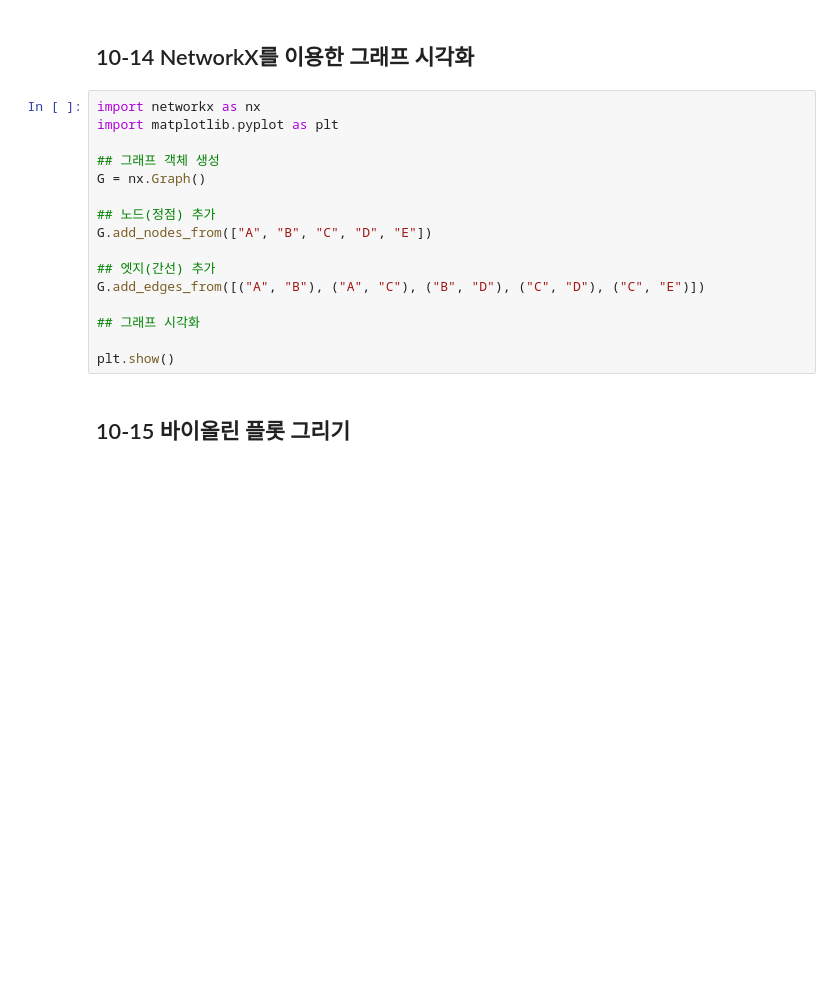
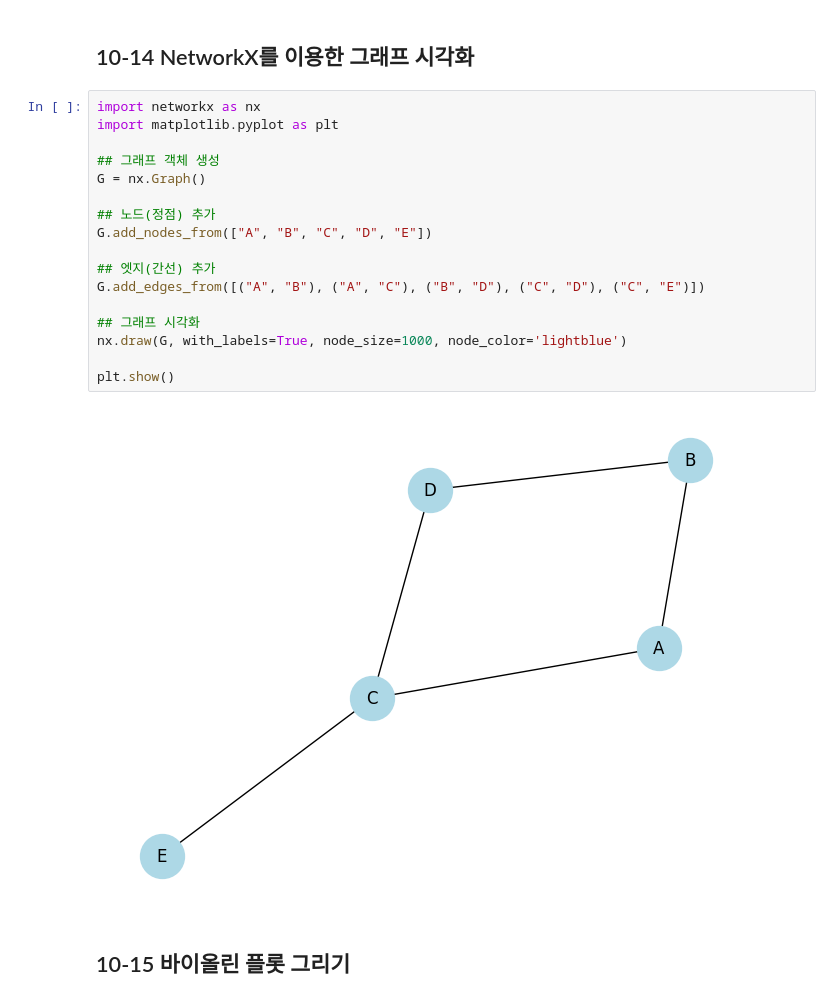
Before and after one commit to Hwon-droid/Data-Analysis-with-Open-Source, a Jupyter notebook: 오픈소스_데이터_분석_10강.ipynb, the cells around one changed output. Saved outputs shown, nothing was run; the diff lists cells and outputs as text; blank space fills up the shorter version.

```diff
--- a/오픈소스_데이터_분석_10강.ipynb
+++ b/오픈소스_데이터_분석_10강.ipynb
@@ -324,19 +316,22 @@ map
 # %%
 import networkx as nx
 import matplotlib.pyplot as plt
 
 ## 그래프 객체 생성
 G = nx.Graph()
 
 ## 노드(정점) 추가
 G.add_nodes_from(["A", "B", "C", "D", "E"])
 
 ## 엣지(간선) 추가
 G.add_edges_from([("A", "B"), ("A", "C"), ("B", "D"), ("C", "D"), ("C", "E")])
 
 ## 그래프 시각화
+nx.draw(G, with_labels=True, node_size=1000, node_color='lightblue')
 
 plt.show()
+# %% [output]
+[figure, added]
 # %% [markdown]
 ## 10-15 바이올린 플롯 그리기
 # %%
```
Also changed, not shown: parts of 13 cells of this notebook.
